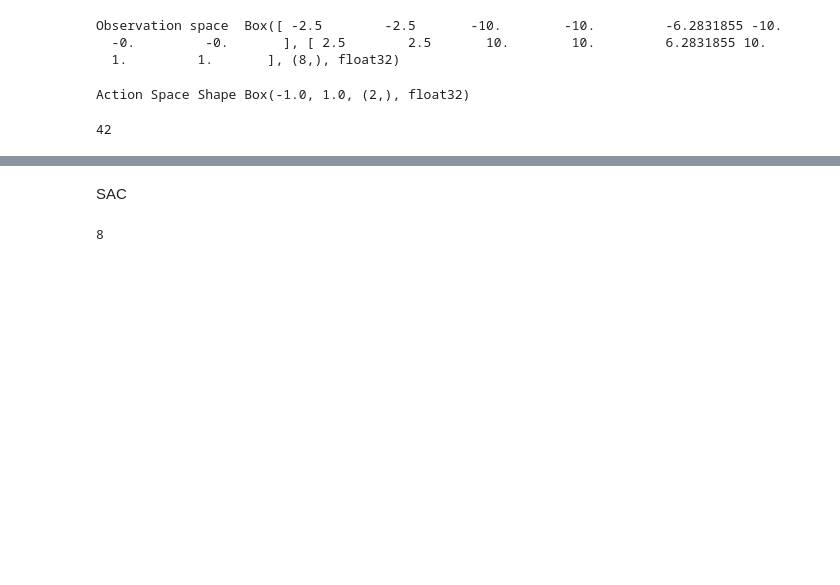
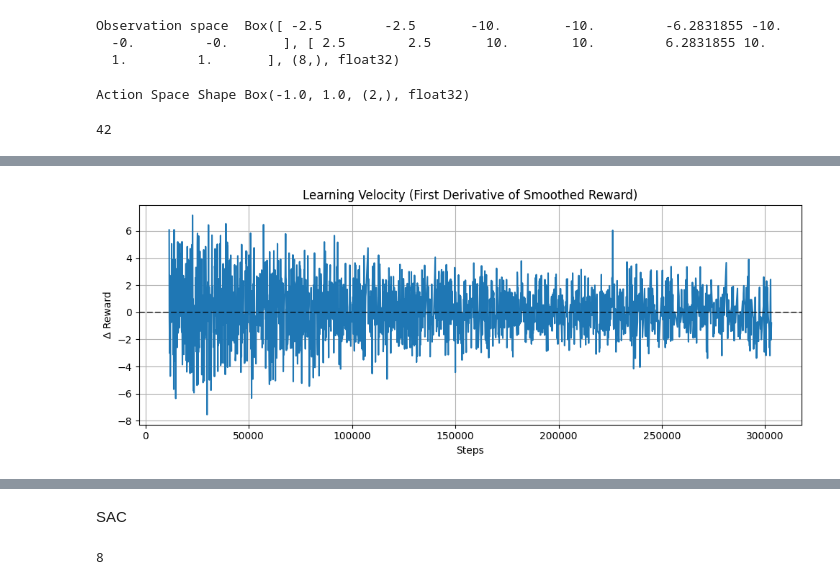
Before and after one commit to EltonSilva97/Solving-Blackjack-and-Lunar-Lander-Environments, a Jupyter notebook: Lunar Lander.ipynb, the cells around one changed output, grey strips where cells are left out. Drawn from its saved outputs; the diff is of its cells as text; code cells hidden in the pictures; blank space fills up the shorter version.

```diff
--- a/Lunar Lander.ipynb
+++ b/Lunar Lander.ipynb
@@ -277,0 +335,18 @@ def evaluate(model, episodes=3):
+# %%
+def plot_learning_velocity(step_log, reward_history, window=100):
+    smoothed = np.convolve(reward_history, np.ones(window) / window, mode='valid')
+    velocity = np.diff(smoothed)
+
+    plt.figure(figsize=(10, 4))
+    plt.plot(step_log[window:window+len(velocity)], velocity)
+    plt.axhline(0, linestyle='--', color='black', alpha=0.6)
+    plt.title("Learning Velocity (First Derivative of Smoothed Reward)")
+    plt.xlabel("Steps")
+    plt.ylabel("Δ Reward")
+    plt.savefig("ppo_lunarlander_velocity.png")
+    plt.grid(True)
+    plt.tight_layout()
+    plt.show()
+plot_learning_velocity(step_log, reward_history)
+# %% [output]
+[figure, added]
```
Also changed, not shown: parts of 26 cells of this notebook, 14 other files.
